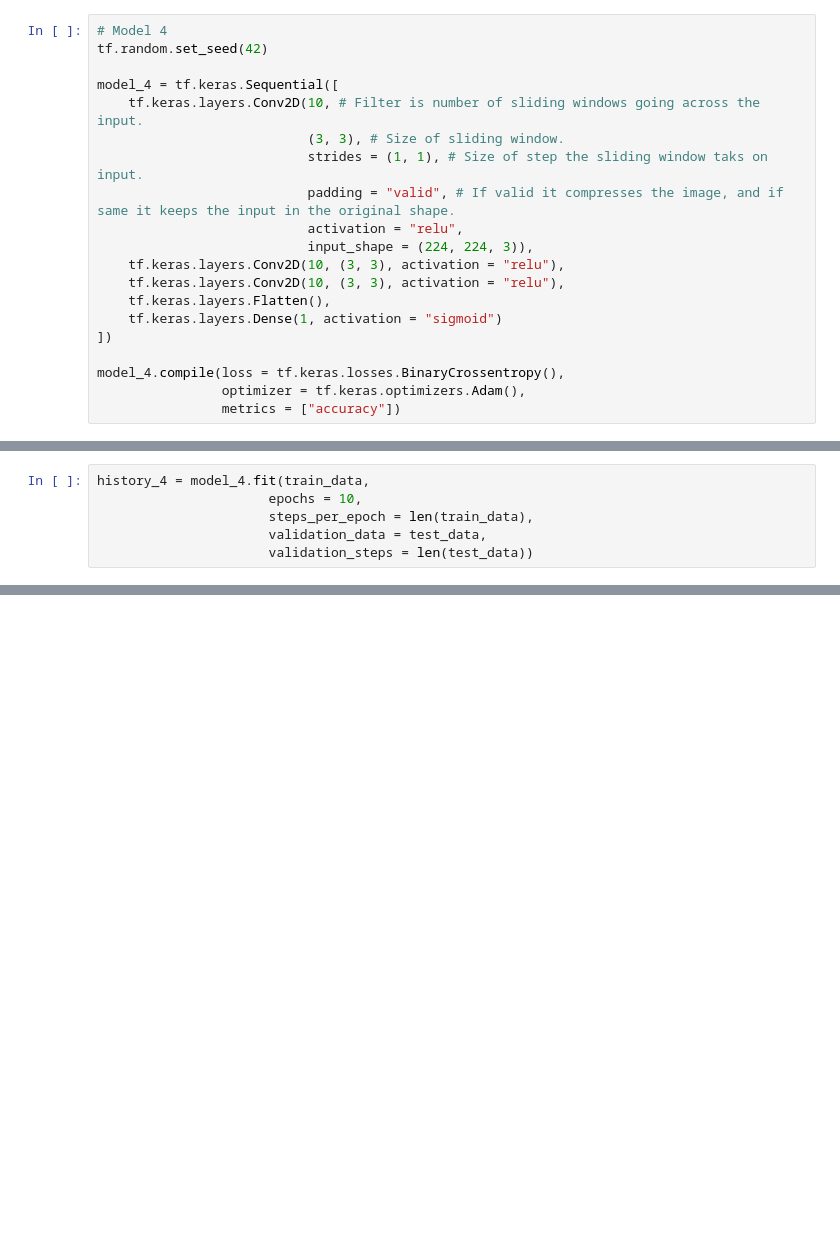
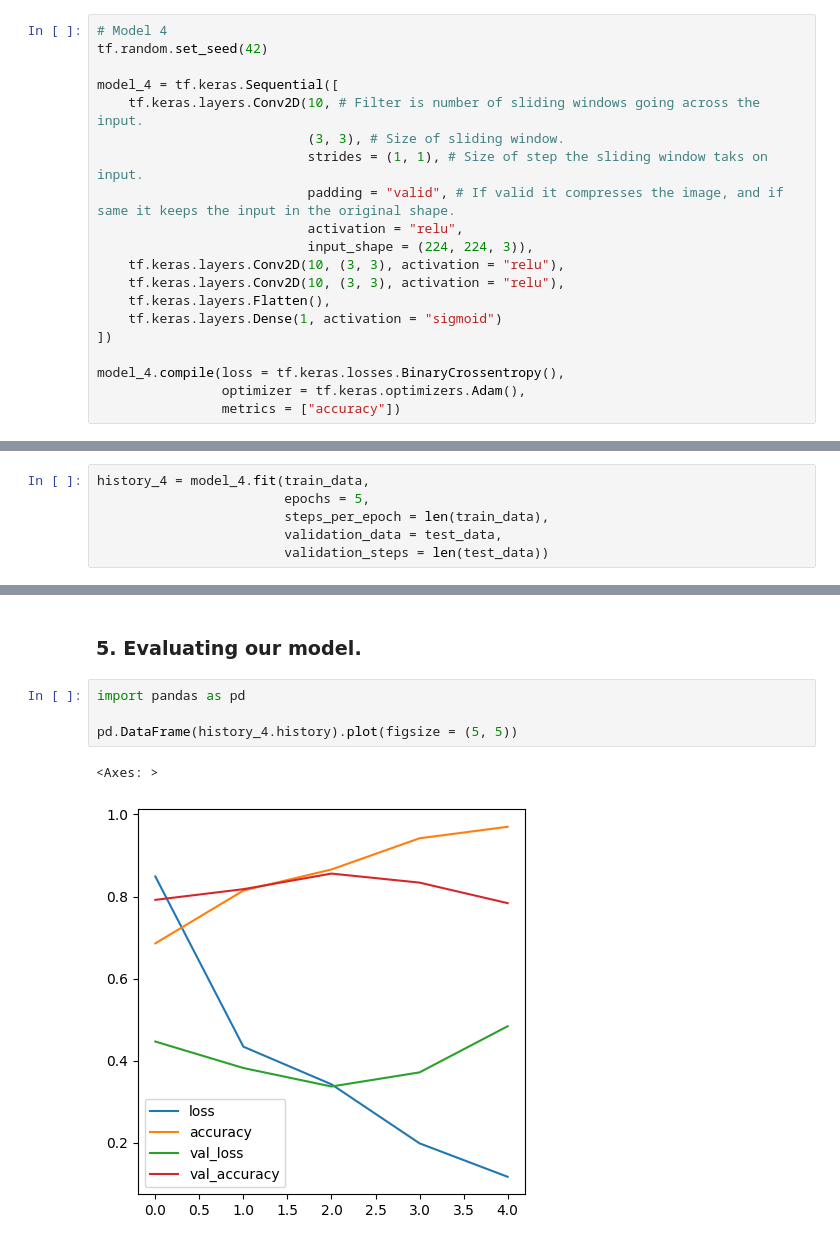
Before and after one commit to Kaushal-Top5699/tensorflow_cnn_cv, a Jupyter notebook: tensorflow_cnn_cv.ipynb, the cells around one changed output, grey strips where cells are left out. Cells and saved outputs as stored; diff of their text form; blank space fills up the shorter version.

Commit message:
model_4 evaluation.

```diff
--- a/tensorflow_cnn_cv.ipynb
+++ b/tensorflow_cnn_cv.ipynb
@@ -438,7 +442,7 @@ model_4.compile(loss = tf.keras.losses.BinaryCrossentropy(),
 # %%
 history_4 = model_4.fit(train_data,
-                      epochs = 10,
-                      steps_per_epoch = len(train_data),
-                      validation_data = test_data,
-                      validation_steps = len(test_data))
+                        epochs = 5,
+                        steps_per_epoch = len(train_data),
+                        validation_data = test_data,
+                        validation_steps = len(test_data))
 # %% [output]
@@ -464,0 +459,9 @@ Epoch 10/10
+# %% [markdown]
+### **5. Evaluating our model.**
+# %%
+import pandas as pd
+
+pd.DataFrame(history_4.history).plot(figsize = (5, 5))
+# %% [output]
+<Axes: >
+[figure, added]
```
Also changed, not shown: parts of 9 cells of this notebook.
